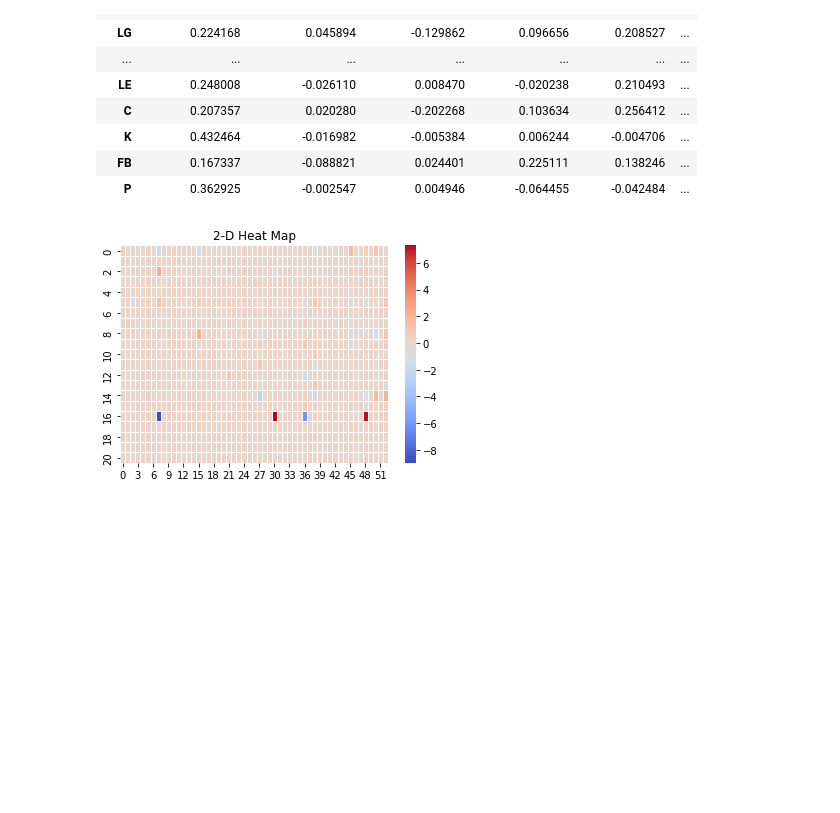
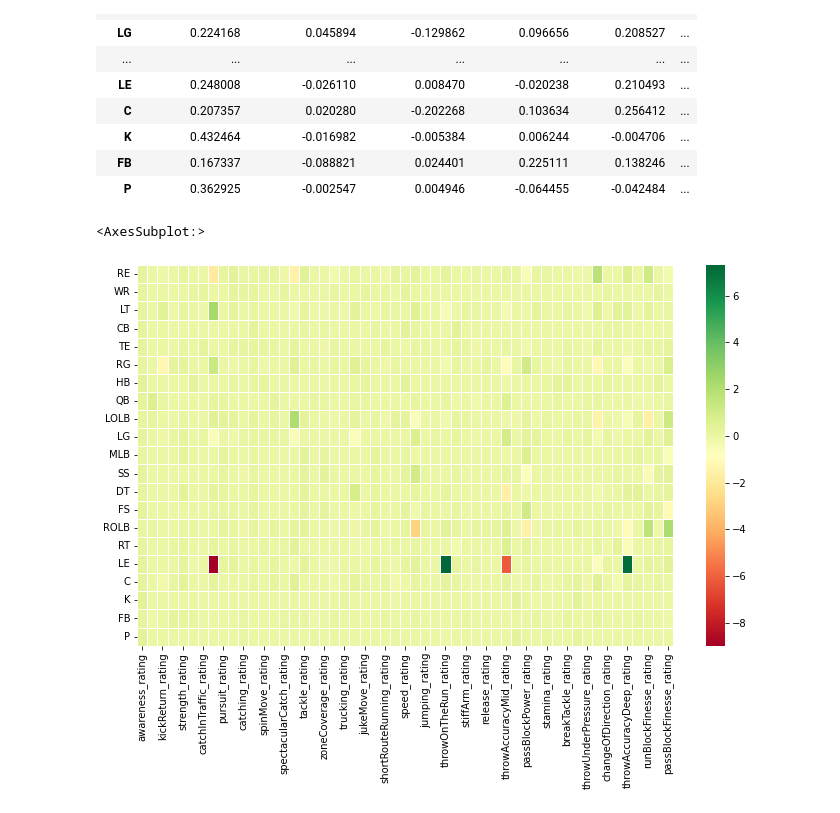
Before and after one commit to bekabililign/comp562-FinalProject, a Jupyter notebook: ratings_regression.ipynb, the cells around one changed output. Saved outputs shown, nothing was run; the diff lists cells and outputs as text; code cells hidden in the pictures; blank space fills up the shorter version.

Commit message:
heat map looks a bit better

```diff
--- a/ratings_regression.ipynb
+++ b/ratings_regression.ipynb
@@ -196,14 +196,18 @@ df.style.background_gradient(cmap ='coolwarm')\
 | FB | 0.167337 | -0.088821 | 0.024401 | 0.225111 | 0.138246 | ... |
 | P | 0.362925 | -0.002547 | 0.004946 | -0.064455 | -0.042484 | ... |
 # %%
-# alternate heatmap using the same weight values
+# alternate heatmap using sns the same weight values
+# outliers found in the model paramters for LE (left end)
 
 import matplotlib.pyplot as plt
 import seaborn as sns
 
-ax = sns.heatmap( weights[1:] , linewidth = 1 , cmap = 'coolwarm' )
+fig, ax = plt.subplots(figsize = (12, 7))
 
-plt.title( "2-D Heat Map" )
-plt.show()
+df = pd.DataFrame(weights[1:], columns=feature_names, index = positions)
+sns.heatmap(df, cmap ='RdYlGn', linewidths = 1) # RdYlGn is a bit easier to read than coolwarm for this one
+# bottom, top = ax.get_ylim()
+# ax.set_ylim(bottom + 0.5, top - 0.5)
 # %% [output]
+<AxesSubplot:>
-[figure, old version]
+[figure, new version]
```
